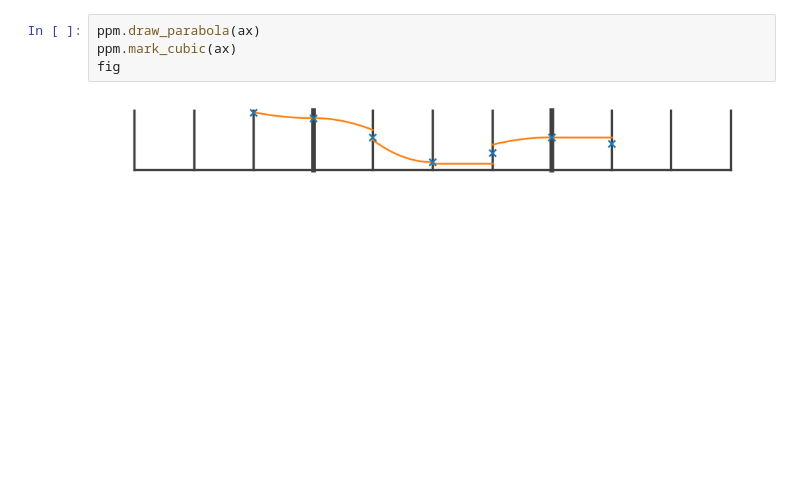
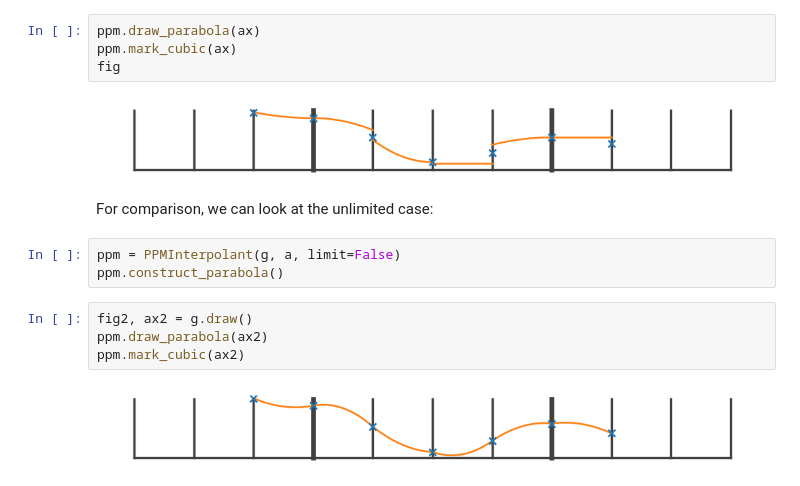
Before and after one commit to python-hydro/ppmpy, a Jupyter notebook: examples/ppm-reconstruction.ipynb, the cells around one changed output. Drawn from its saved outputs; the diff is of its cells as text; blank space fills up the shorter version.

```diff
--- a/examples/ppm-reconstruction.ipynb
+++ b/examples/ppm-reconstruction.ipynb
@@ -33,3 +43,14 @@ ppm.mark_cubic(ax)
 fig
 # %% [output]
 [figure]
+# %% [markdown]
+For comparison, we can look at the unlimited case:
+# %%
+ppm = PPMInterpolant(g, a, limit=False)
+ppm.construct_parabola()
+# %%
+fig2, ax2 = g.draw()
+ppm.draw_parabola(ax2)
+ppm.mark_cubic(ax2)
+# %% [output]
+[figure, added]
```
Also changed, not shown: parts of 8 cells of this notebook, 2 other files.
